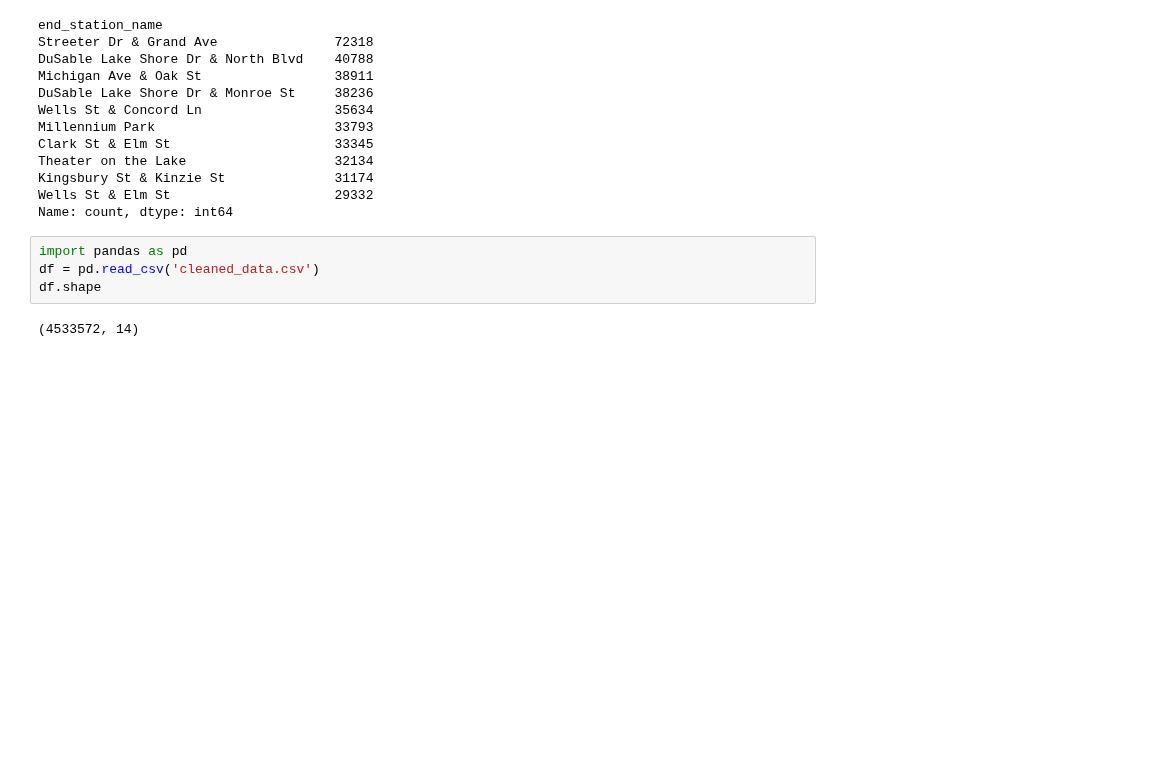
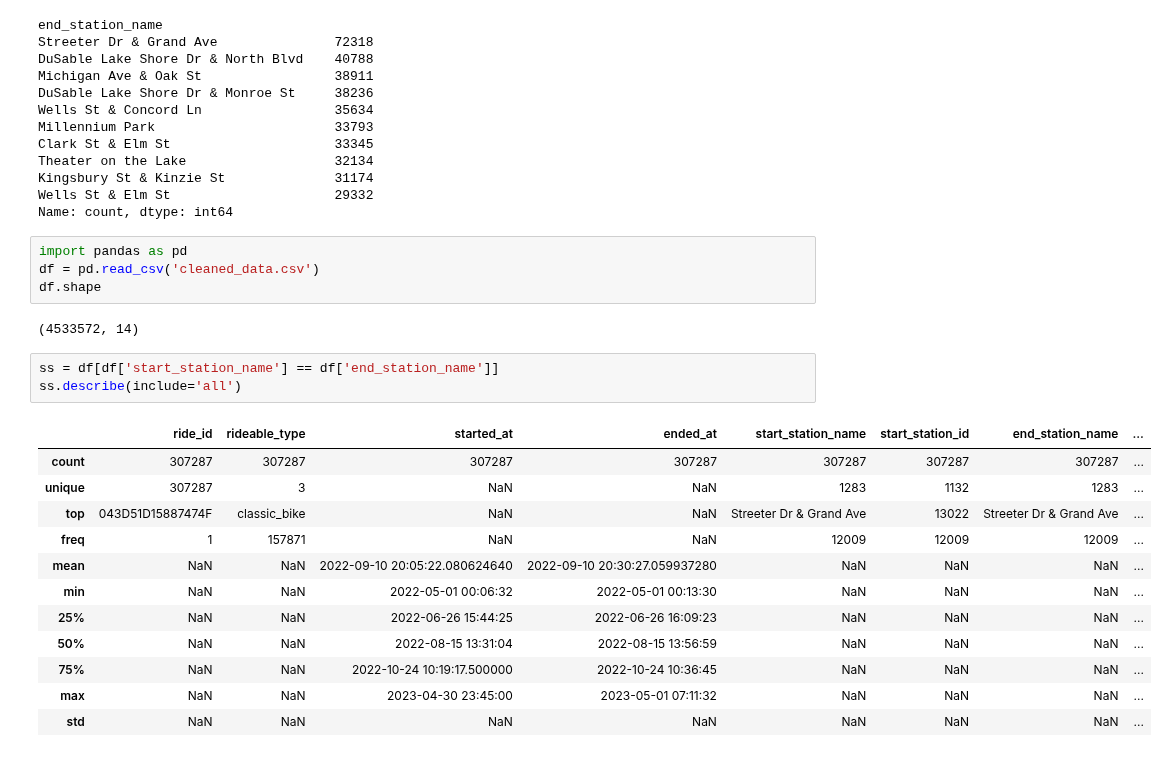
Before and after one commit to andyguo0228/bike_share_python, a Jupyter notebook: scratchbook.ipynb, the cells around one changed output. Saved outputs shown, nothing was run; the diff lists cells and outputs as text; blank space fills up the shorter version.

```diff
--- a/scratchbook.ipynb
+++ b/scratchbook.ipynb
@@ -293,3 +291,19 @@ df = pd.read_csv('cleaned_data.csv')
 df.shape
 # %% [output]
 (4533572, 14)
+# %%
+ss = df[df['start_station_name'] == df['end_station_name']]
+ss.describe(include='all')
+# %% [output]
+|  | ride_id | rideable_type | started_at | ended_at | start_station_name | start_station_id | end_station_name | ... |
+| count | 307287 | 307287 | 307287 | 307287 | 307287 | 307287 | 307287 | ... |
+| unique | 307287 | 3 | NaN | NaN | 1283 | 1132 | 1283 | ... |
+| top | 043D51D15887474F | classic_bike | NaN | NaN | Streeter Dr & Grand Ave | 13022 | Streeter Dr & Grand Ave | ... |
+| freq | 1 | 157871 | NaN | NaN | 12009 | 12009 | 12009 | ... |
+| mean | NaN | NaN | 2022-09-10 20:05:22.080624640 | 2022-09-10 20:30:27.059937280 | NaN | NaN | NaN | ... |
+| min | NaN | NaN | 2022-05-01 00:06:32 | 2022-05-01 00:13:30 | NaN | NaN | NaN | ... |
+| 25% | NaN | NaN | 2022-06-26 15:44:25 | 2022-06-26 16:09:23 | NaN | NaN | NaN | ... |
+| 50% | NaN | NaN | 2022-08-15 13:31:04 | 2022-08-15 13:56:59 | NaN | NaN | NaN | ... |
+| 75% | NaN | NaN | 2022-10-24 10:19:17.500000 | 2022-10-24 10:36:45 | NaN | NaN | NaN | ... |
+| max | NaN | NaN | 2023-04-30 23:45:00 | 2023-05-01 07:11:32 | NaN | NaN | NaN | ... |
+| std | NaN | NaN | NaN | NaN | NaN | NaN | NaN | ... |
```
Also changed, not shown: parts of 3 cells of this notebook.
